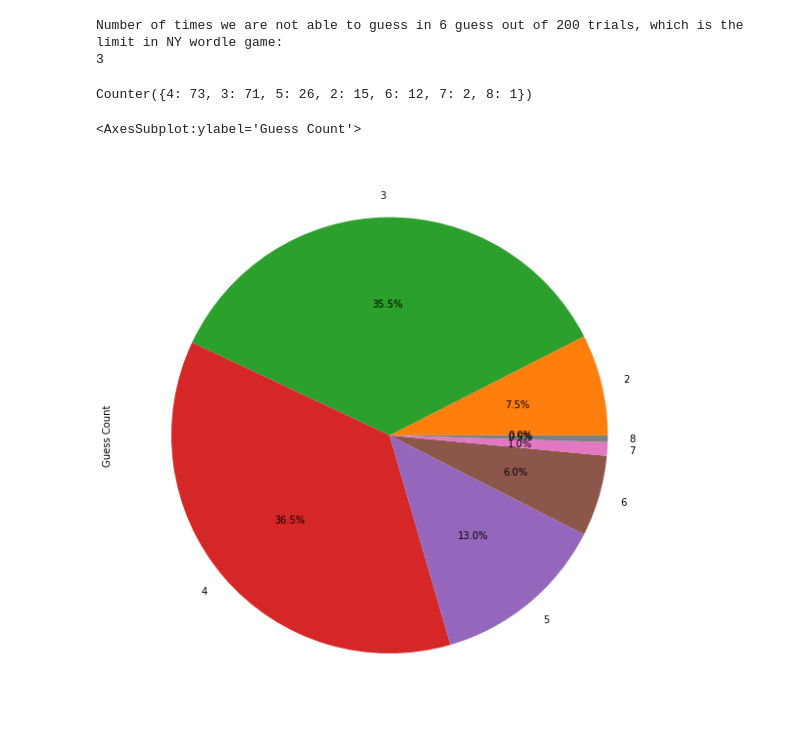
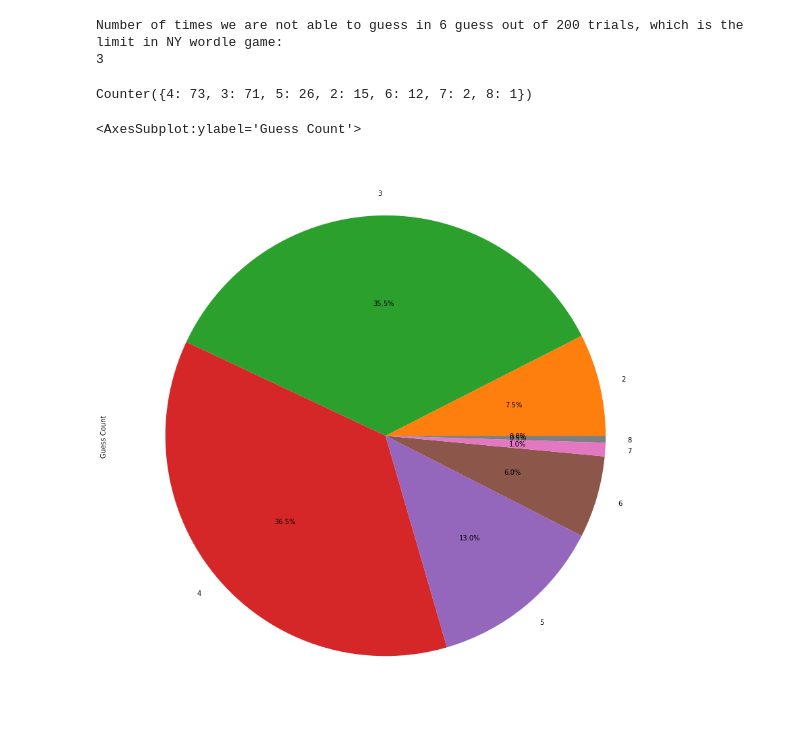
Before and after one commit to suhasAB/WordleOptimizer, a Jupyter notebook: code/app/2-entropy-based-selection-ayushgupta.ipynb, the cells around one changed output. Cells and saved outputs as stored; diff of their text form; code cells hidden in the pictures.

```diff
--- a/code/app/2-entropy-based-selection-ayushgupta.ipynb
+++ b/code/app/2-entropy-based-selection-ayushgupta.ipynb
@@ -300,9 +300,9 @@ Number of times we are not able to guess in 6 guess out of 200 trials, which is
 # %%
 tryCountMap = Counter(guessCountToWin)
 print(tryCountMap)
 series = pd.Series(tryCountMap, index=[1,2,3,4,5,6,7,8], name="Guess Count")
-series.plot.pie(autopct='%1.1f%%',figsize=(10, 15))
+series.plot.pie(autopct='%1.1f%%',figsize=(15, 15))
 # %% [output]
 Counter({4: 73, 3: 71, 5: 26, 2: 15, 6: 12, 7: 2, 8: 1})
 <AxesSubplot:ylabel='Guess Count'>
-[figure, old version]
+[figure, new version]
```
Also changed, not shown: parts of 1 cell of this notebook, 1 other file.
